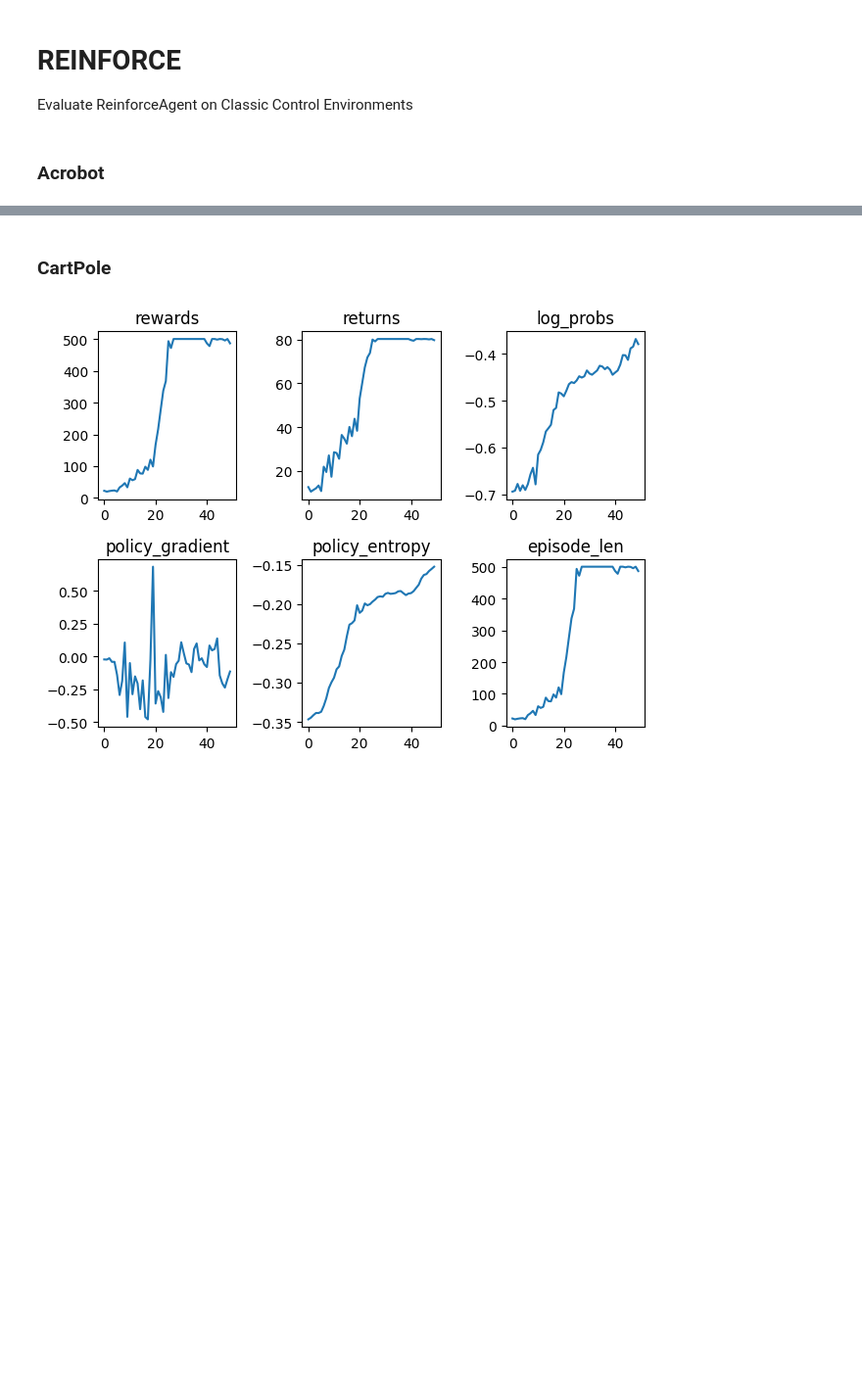
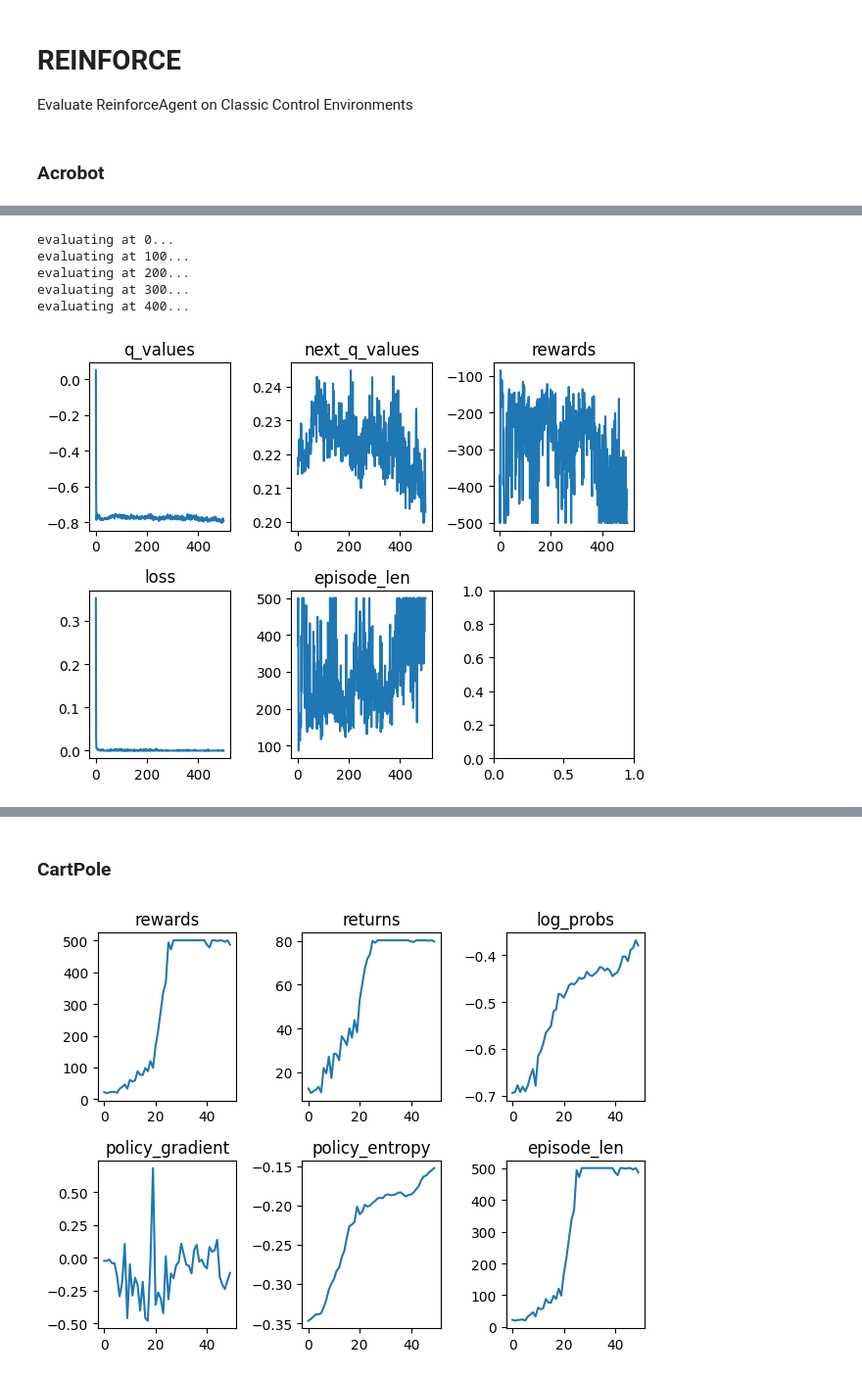
Before and after one commit to gdubbs100/spinning_up_rl, a Jupyter notebook: agent_evaluation.ipynb, the cells around one changed output, grey strips where cells are left out. Shown at 98% size. Saved outputs shown, nothing was run; the diff lists cells and outputs as text; code cells hidden in the pictures; blank space fills up the shorter version.

```diff
--- a/agent_evaluation.ipynb
+++ b/agent_evaluation.ipynb
@@ -34,0 +43,30 @@ plot_training_results(agent.batch_results)
+# %%
+ENV_NAME = 'Acrobot-v1'
+env = gym.make(ENV_NAME)
+
+q_net = Qnet(
+    env.observation_space.shape[0],
+    env.action_space.n,
+    2*(env.action_space.n+env.observation_space.shape[0]),
+    2
+)
+
+dqn_agent = DQNAgent(q_net,
+        lr=1.0e-4,
+        optimiser=optim.AdamW,
+        buffer_size=10000,
+        mini_batch_size=128,
+        epsilon=.9,
+        discount_rate=.99)
+
+dqn_agent.train(ENV_NAME, num_episodes=500,eval_freq=100)
+# %% [output]
+evaluating at 0...
+evaluating at 100...
+evaluating at 200...
+evaluating at 300...
+evaluating at 400...
+# %%
+plot_training_results(dqn_agent.batch_results)
+# %% [output]
+[figure, added]
```
Also changed, not shown: parts of 18 cells of this notebook, 6 other files.
